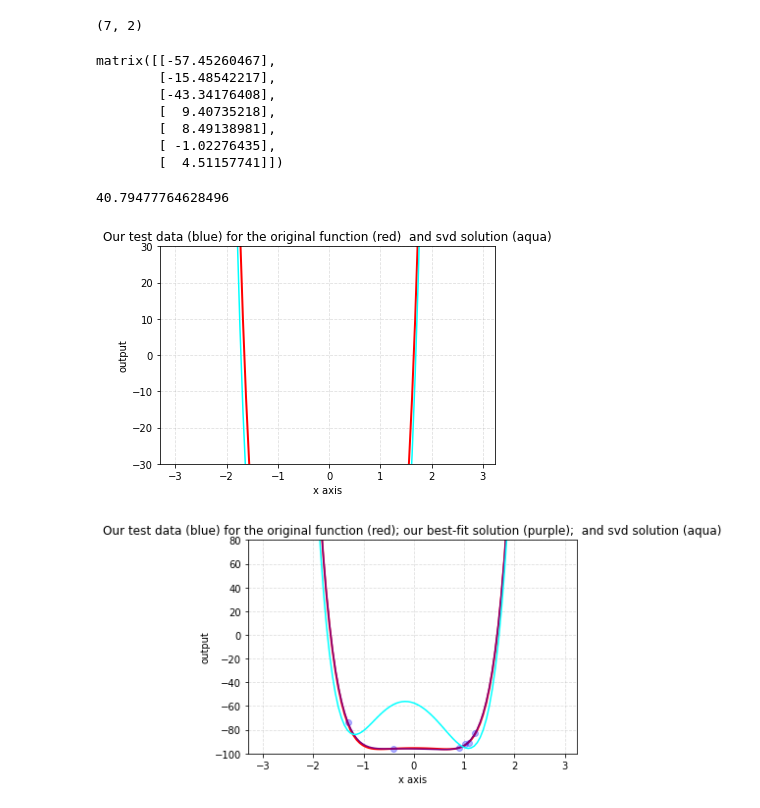
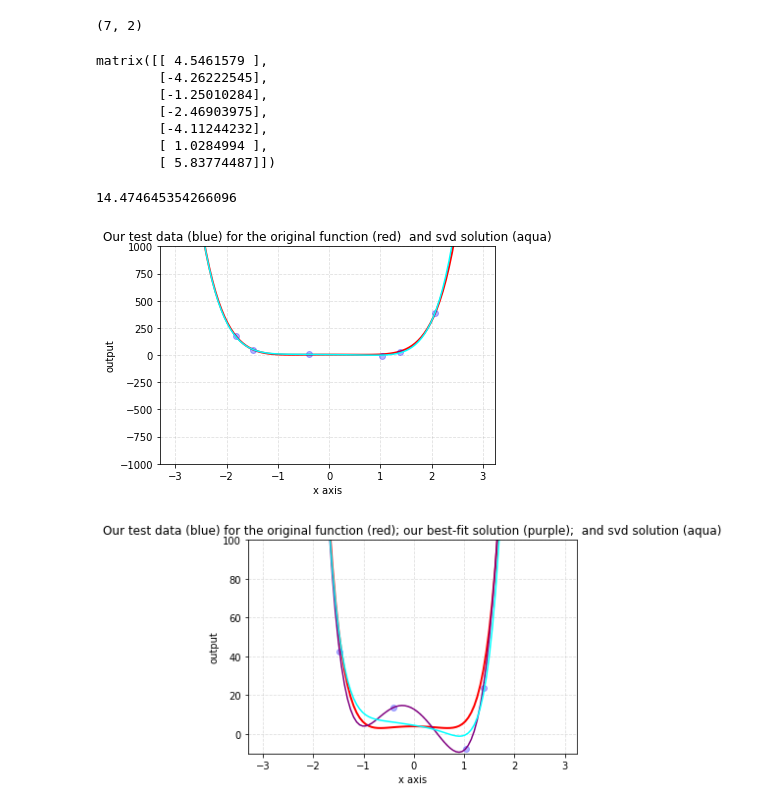
Before and after one commit to AaronSchram22/AdvLinearAlgebra, a Jupyter notebook: Copy_of_Project_4_Case_3_An_Interesting_Case_using_Singular_Values_and_Best_Fit.ipynb, the cells around one changed output. Cells and saved outputs as stored; diff of their text form; code cells hidden in the pictures.

```diff
--- a/Copy_of_Project_4_Case_3_An_Interesting_Case_using_Singular_Values_and_Best_Fit.ipynb
+++ b/Copy_of_Project_4_Case_3_An_Interesting_Case_using_Singular_Values_and_Best_Fit.ipynb
@@ -66,10 +55,10 @@ actual_data_x = []
 actual_data_y = []
 
 #We'll use (cough... cough...) three   data points:
-for i in range(10):
+for i in range(7):
     # pick a random number between -5 and 5
     x = 6*random.random() - 3
-    f = 4 - 3*x**2 + 5*x**6 + (2*random.random()-100)
+    f = 4 - 3*x**2 + 5*x**6 +((30*random.random()-15))
     actual_data_x.append(x)
     actual_data_y.append(f)
 # %%
@@ -290,19 +273,19 @@ Vh_d.shape
 svdsol = (Vh_use @ linalg.inv(sigma_use) @ U_use.transpose()) @ b
 svdsol
 # %% [output]
-matrix([[-57.45260467],
-        [-15.48542217],
-        [-43.34176408],
-        [  9.40735218],
-        [  8.49138981],
-        [ -1.02276435],
-        [  4.51157741]])
+matrix([[ 4.5461579 ],
+        [-4.26222545],
+        [-1.25010284],
+        [-2.46903975],
+        [-4.11244232],
+        [ 1.0284994 ],
+        [ 5.83774487]])
 # %%
 #  Let's see how close this actually gets us by comparing the original b vector to the result of Mc:
 error = ((b-M*svdsol).transpose() * (b-M*svdsol))[0,0]
 error**0.5
 # %% [output]
-40.79477764628496
+14.474645354266096
 # %%
 #Show a plot of the solutions using the best-fit method, and the SVD method:
 
@@ -314,7 +297,7 @@ fdata = []
 #set up our 100 data points on the interval from (-3, 3):
 xdata = np.array(range(100))/(100/6) - 3
 # find the ouput for our function on each data point:
-fdata = 4 - 3*xdata**2 + 5*xdata**6+ (2*random.random()-100)
+fdata = 4 - 3*xdata**2 + 5*xdata**6
 
 #construct the solution from svdsol
 svd_fit = svdsol[0,0] + svdsol[1,0]*xdata + svdsol[2,0]*(xdata**2) + svdsol[3,0]*(xdata**3) + svdsol[4,0]*(xdata**4) + svdsol[5,0]*(xdata**5) + svdsol[6,0]*(xdata**6)
@@ -323,7 +306,7 @@ svd_fit = svdsol[0,0] + svdsol[1,0]*xdata + svdsol[2,0]*(xdata**2) + svdsol[3,0]
 plt.plot(xdata,fdata, color='red', linewidth=2 ) + plt.plot(actual_data_x, actual_data_y, 'bo', alpha=0.3) + plt.plot(xdata, svd_fit, 'aqua')
 
 #Restrict the output values to this range:
-plt.ylim(-30,30)
+plt.ylim(-1000,1000)
 # Add a title
 plt.title('Our test data (blue) for the original function (red)  and svd solution (aqua)')
 
@@ -334,7 +317,7 @@ plt.ylabel('output')
 # Add a grid
 plt.grid(alpha=.4,linestyle='--')
 # %% [output]
-[figure, old version]
+[figure, new version]
 # %%
 #Show a plot of the solutions using the best-fit method, and the SVD method:
 
@@ -342,33 +325,33 @@ plt.grid(alpha=.4,linestyle='--')
 x = sym.symbols('x')
 
 xdata = []
 fdata = []
 #set up our 100 data points on the interval from (-3, 3):
 xdata = np.array(range(100))/(100/6) - 3
 # find the ouput for our function on each data point:
-fdata = 4 - 3*xdata**2 + 5*xdata**6+ (2*random.random()-100)
+fdata = 4 - 3*xdata**2 + 5*xdata**6
 
 #construct the solution from bestfit:
 best_fit = c[0,0] + c[1,0]*xdata + c[2,0]*(xdata**2) + c[3,0]*(xdata**3) + c[4,0]*(xdata**4) + c[5,0]*(xdata**5) + c[6,0]*(xdata**6)
 
 #construct the solution from svdsol
 svd_fit = svdsol[0,0] + svdsol[1,0]*xdata + svdsol[2,0]*(xdata**2) + svdsol[3,0]*(xdata**3) + svdsol[4,0]*(xdata**4) + svdsol[5,0]*(xdata**5) + svdsol[6,0]*(xdata**6)
 
 # Create the actual plot in red, and our datapoints in blue,
 # the best-fit method in green, and the svd solution in aqua:
 plt.plot(xdata,fdata, color='red', linewidth=2 ) + plt.plot(actual_data_x, actual_data_y, 'bo', alpha=0.3) + plt.plot(xdata,best_fit, color='purple') + plt.plot(xdata, svd_fit, 'aqua')
 
 
 #Restrict the output values to this range:
-plt.ylim(-100,80)
+plt.ylim(-10,100)
 # Add a title
 plt.title('Our test data (blue) for the original function (red); our best-fit solution (purple);  and svd solution (aqua)')
 
 # Add X and y Label
 plt.xlabel('x axis')
 plt.ylabel('output')
 
 # Add a grid
 plt.grid(alpha=.4,linestyle='--')
 # %% [output]
-[figure, old version]
+[figure, new version]
```
Also changed, not shown: parts of 11 cells of this notebook.
